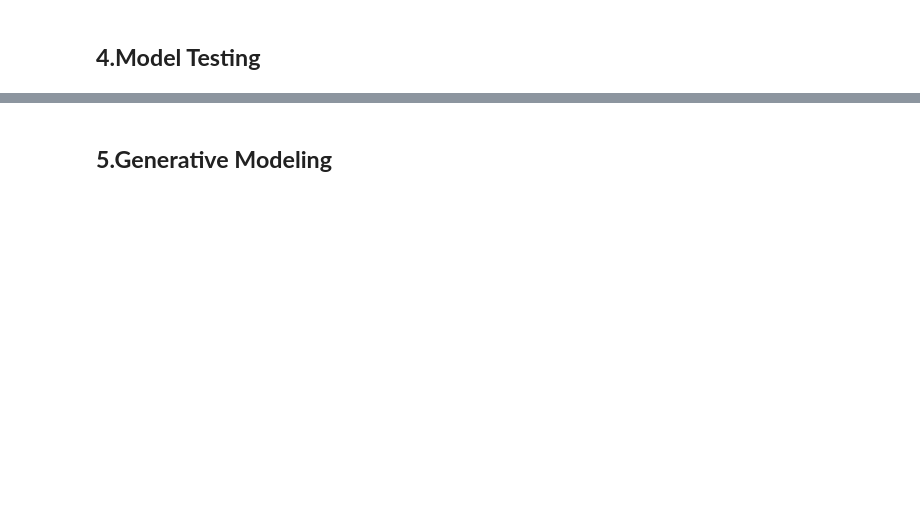
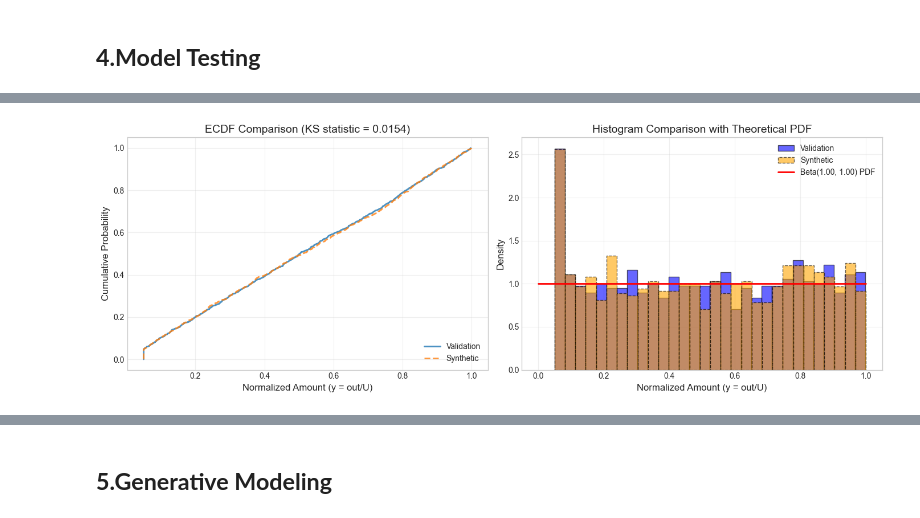
Before and after one commit to QLL-CCDD/SI140A-proj, a Jupyter notebook: tex/red_envelop.ipynb, the cells around one changed output, grey strips where cells are left out. Cells and saved outputs as stored; diff of their text form; code cells hidden in the pictures; blank space fills up the shorter version.

```diff
--- a/tex/red_envelop.ipynb
+++ b/tex/red_envelop.ipynb
@@ -502,0 +580,16 @@ We can conclude that the order in which people grab red envelopes on WeChat foll
+# %%
+# ---Model Data Gen---
+def generate_synthetic_data(n_samples=None, seed=42):
+    if n_samples is None:
+        n_samples = n_real
+    np.random.seed(seed)
+    y_synth = beta.rvs(alpha, beta_param, size=n_samples)
+
+    # By the observed lower bound pattern, add a filter accordingly.
+    for i in range(len(y_synth)):
+        if y_synth[i] < 0.05:
+            y_synth[i] = 0.05
+
+    return y_synth
+
+y_synth = generate_synthetic_data(seed=632)
@@ -502,0 +615,75 @@ We can conclude that the order in which people grab red envelopes on WeChat foll
+# %%
+# ---KS Test two sample---
+def do_KS_test(y_real, y_synth, sample1_tag='Validation', sample2_tag='Synthetic'):
+    ks_statistic, p_value = ks_2samp(y_real, y_synth)
+    print("TWO-SAMPLE KOLMOGOROV-SMIRNOV TEST RESULTS")
+    print("=" * 50)
+    print(f"Sample sizes: {sample1_tag} = {n_real}, {sample1_tag} = {len(y_synth)}")
+    print(f"KS Statistic: {ks_statistic:.6f}")
+    print(f"P-value: {p_value:.6f}")
+    print()
+
+    if p_value < 0.05:
+        print("Result: Reject the null hypothesis at 5% significance level.")
+        print("The validation data and synthetic data appear to come from DIFFERENT distributions.")
+    else:
+        print("Result: Fail to reject the null hypothesis at 5% significance level.")
+        print("The validation data and synthetic data are consistent with coming from the SAME distribution.")
+
+    return (ks_statistic, p_value)
+
+ks_statistic, p_value = do_KS_test(y_real, y_synth)
+
+# ---Visualize---
+def plot_ecdf_comparison(y_real, y_synth, bins=50, sample1_tag='Validation', sample2_tag='Synthetic'):
+    def ecdf(data):
+        x = np.sort(data)
+        y = np.arange(1, len(x) + 1) / len(x)
+        return x, y
+
+    x_real, y_ecdf_real = ecdf(y_real)
+    x_synth, y_ecdf_synth = ecdf(y_synth)
+
+    fig, axes = plt.subplots(1, 2, figsize=(14, 5))
+
+    # ECDF
+    axes[0].plot(x_real, y_ecdf_real, label=sample1_tag, linewidth=2, alpha=0.8)
+    axes[0].plot(x_synth, y_ecdf_synth, label=sample2_tag, linewidth=2, alpha=0.8, linestyle='--')
+    axes[0].set_xlabel('Normalized Amount (y = out/U)', fontsize=12)
+    axes[0].set_ylabel('Cumulative Probability', fontsize=12)
+    axes[0].set_title(f'ECDF Comparison (KS statistic = {ks_statistic:.4f})', fontsize=14)
+    axes[0].legend(loc='lower right')
+    axes[0].grid(True, alpha=0.3)
+
+    # Histogram comparison
+    axes[1].hist(y_real, bins=bins, density=True, alpha=0.6,
+                 label=sample1_tag, color='blue', edgecolor='black')
+    axes[1].hist(y_synth, bins=bins, density=True, alpha=0.6,
+                 label=sample2_tag, color='orange', edgecolor='black', linestyle='--')
+
+    # Theoretical Beta PDF (Uniform)
+    x_pdf = np.linspace(0, 1, 1000)
+    y_pdf = beta.pdf(x_pdf, alpha, beta_param)
+    axes[1].plot(x_pdf, y_pdf, 'r-', linewidth=2, label=f'Beta({alpha:.2f}, {beta_param:.2f}) PDF')
+
+    axes[1].set_xlabel('Normalized Amount (y = out/U)', fontsize=12)
+    axes[1].set_ylabel('Density', fontsize=12)
+    axes[1].set_title('Histogram Comparison with Theoretical PDF', fontsize=14)
+    axes[1].legend(loc='upper right')
+    axes[1].grid(True, alpha=0.3)
+
+    plt.tight_layout()
+    plt.show()
+
+    print("DESCRIPTIVE STATISTICS")
+    print("=" * 50)
+    print(f"{'Statistic':<20} {sample1_tag:<15} {sample2_tag:<15}")
+    print("-" * 50)
+    print(f"{'Mean':<20} {np.mean(y_real):<15.4f} {np.mean(y_synth):<15.4f}")
+    print(f"{'Std Dev':<20} {np.std(y_real):<15.4f} {np.std(y_synth):<15.4f}")
+    print(f"{'Min':<20} {np.min(y_real):<15.4f} {np.min(y_synth):<15.4f}")
+    print(f"{'Median':<20} {np.median(y_real):<15.4f} {np.median(y_synth):<15.4f}")
+    print(f"{'Max':<20} {np.max(y_real):<15.4f} {np.max(y_synth):<15.4f}")
+
+plot_ecdf_comparison(y_real, y_synth, bins=30)
+# %% [output]
@@ -502,0 +698 @@ We can conclude that the order in which people grab red envelopes on WeChat foll
+[figure, added]
```
Also changed, not shown: parts of 55 cells of this notebook, 1 other file.
